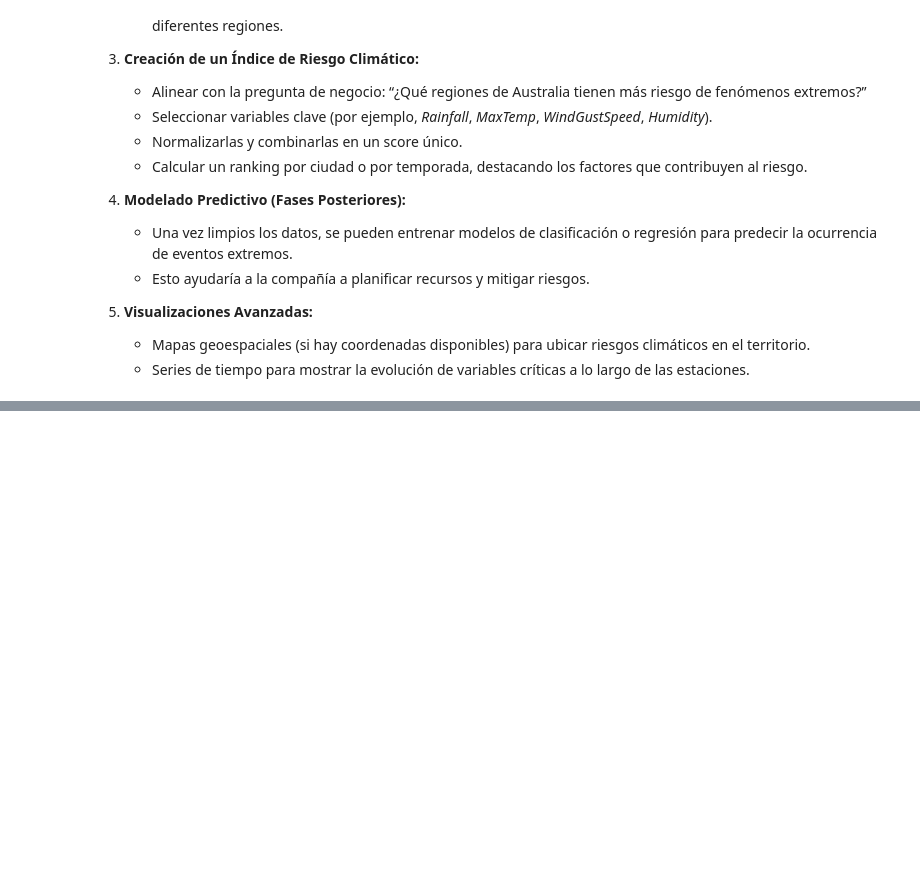
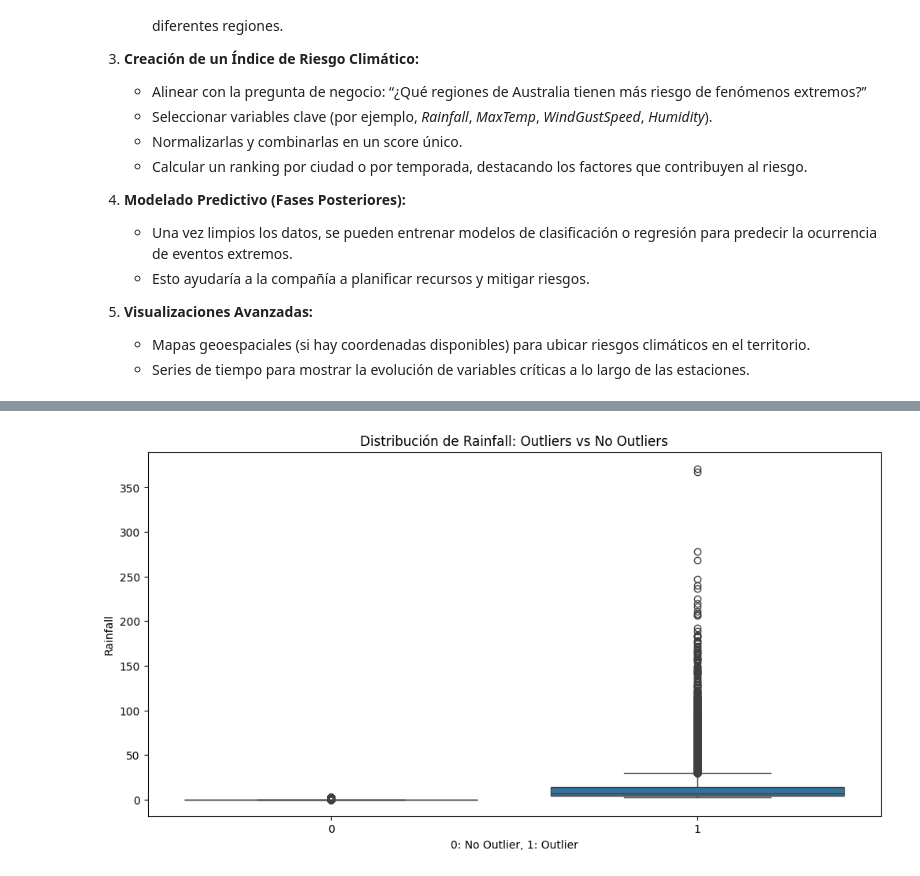
Before and after one commit to DanielIturra1610/kedro-australia-climate, a Jupyter notebook: notebooks/Untitled.ipynb, the cells around one changed output, grey strips where cells are left out. Cells and saved outputs as stored; diff of their text form; code cells hidden in the pictures; blank space fills up the shorter version.

```diff
--- a/notebooks/Untitled.ipynb
+++ b/notebooks/Untitled.ipynb
@@ -196,0 +409,7 @@ A partir de los histogramas, boxplots, matriz de correlación y estadísticas de
+# %%
+plt.figure(figsize=(12, 6))
+sns.boxplot(x='Rainfall_Outlier', y='Rainfall', data=df)
+plt.title("Distribución de Rainfall: Outliers vs No Outliers")
+plt.xlabel("0: No Outlier, 1: Outlier")
+plt.show()
+# %% [output]
@@ -196,0 +417 @@ A partir de los histogramas, boxplots, matriz de correlación y estadísticas de
+[figure, added]
```
Also changed, not shown: parts of 36 cells of this notebook.
